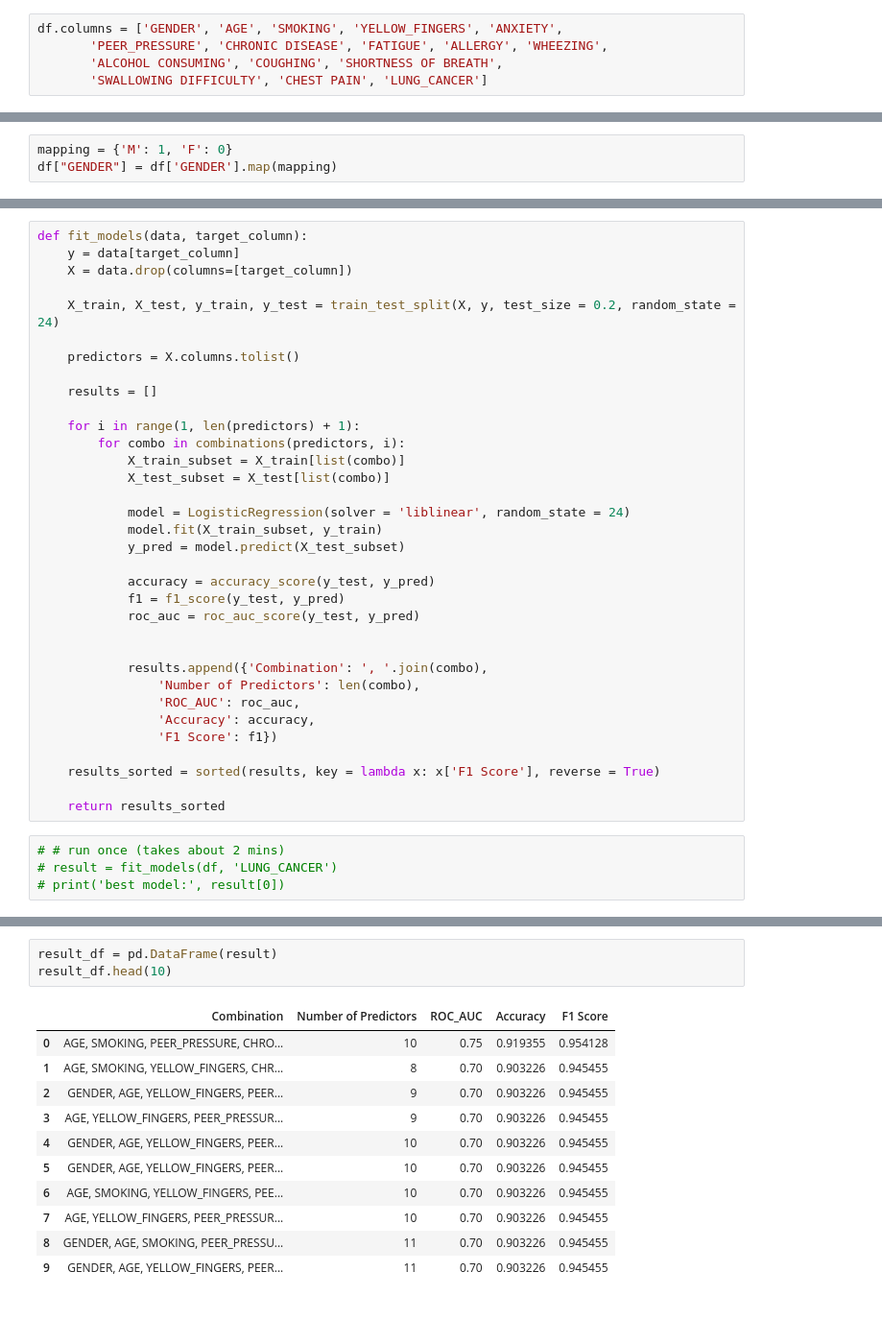
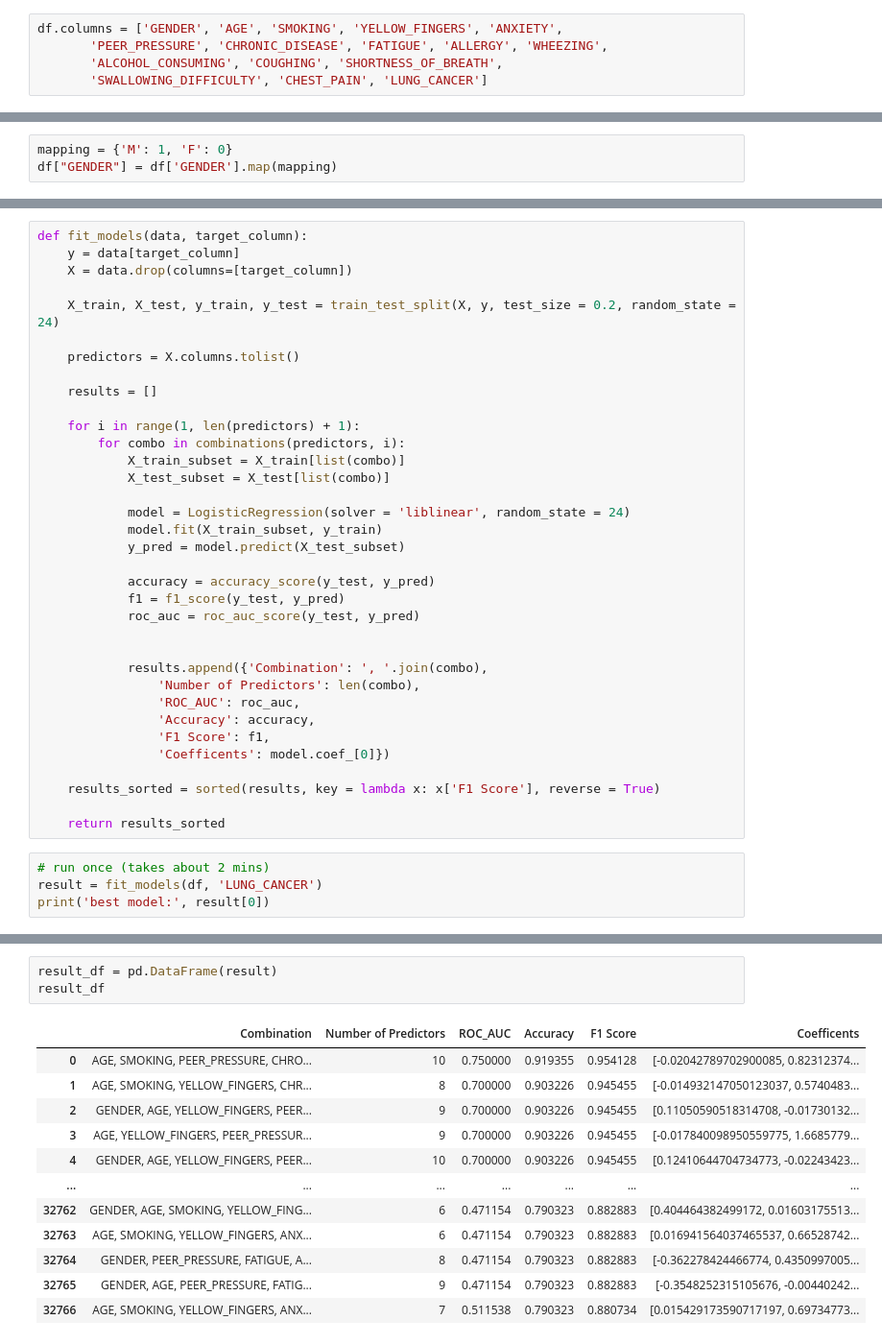
Before and after one commit to AbdullahBera/lung-cancer-prediction, a Jupyter notebook: final_project.ipynb, the cells around one changed output, grey strips where cells are left out. Shown: that part at 96% size. Drawn from its saved outputs; the diff is of its cells as text; blank space fills up the shorter version.

```diff
--- a/final_project.ipynb
+++ b/final_project.ipynb
@@ -57,9 +58,9 @@ LUNG_CANCER              0
 dtype: int64
 # %%
 df.columns = ['GENDER', 'AGE', 'SMOKING', 'YELLOW_FINGERS', 'ANXIETY',
-       'PEER_PRESSURE', 'CHRONIC DISEASE', 'FATIGUE', 'ALLERGY', 'WHEEZING',
-       'ALCOHOL CONSUMING', 'COUGHING', 'SHORTNESS OF BREATH',
-       'SWALLOWING DIFFICULTY', 'CHEST PAIN', 'LUNG_CANCER']
+       'PEER_PRESSURE', 'CHRONIC_DISEASE', 'FATIGUE', 'ALLERGY', 'WHEEZING',
+       'ALCOHOL_CONSUMING', 'COUGHING', 'SHORTNESS_OF_BREATH',
+       'SWALLOWING_DIFFICULTY', 'CHEST_PAIN', 'LUNG_CANCER']
 # %%
 df = df.replace({1: 0, 2: 1})
 # %%
@@ -125,13 +126,14 @@ def fit_models(data, target_column):
                 'Number of Predictors': len(combo),
                 'ROC_AUC': roc_auc,
                 'Accuracy': accuracy,
-                'F1 Score': f1})
+                'F1 Score': f1,
+                'Coefficents': model.coef_[0]})
 
     results_sorted = sorted(results, key = lambda x: x['F1 Score'], reverse = True)
 
     return results_sorted
 # %%
-# # run once (takes about 2 mins)
-# result = fit_models(df, 'LUNG_CANCER')
-# print('best model:', result[0])
+# run once (takes about 2 mins)
+result = fit_models(df, 'LUNG_CANCER')
+print('best model:', result[0])
 # %% [output]
@@ -139,15 +142,16 @@ best model: {'Combination': 'AGE, SMOKING, PEER_PRESSURE, CHRONIC DISEASE, FATIG
 # %%
 result_df = pd.DataFrame(result)
-result_df.head(10)
+result_df
 # %% [output]
-|  | Combination | Number of Predictors | ROC_AUC | Accuracy | F1 Score |
-| 0 | AGE, SMOKING, PEER_PRESSURE, CHRO... | 10 | 0.75 | 0.919355 | 0.954128 |
-| 1 | AGE, SMOKING, YELLOW_FINGERS, CHR... | 8 | 0.70 | 0.903226 | 0.945455 |
-| 2 | GENDER, AGE, YELLOW_FINGERS, PEER... | 9 | 0.70 | 0.903226 | 0.945455 |
-| 3 | AGE, YELLOW_FINGERS, PEER_PRESSUR... | 9 | 0.70 | 0.903226 | 0.945455 |
-| 4 | GENDER, AGE, YELLOW_FINGERS, PEER... | 10 | 0.70 | 0.903226 | 0.945455 |
-| 5 | GENDER, AGE, YELLOW_FINGERS, PEER... | 10 | 0.70 | 0.903226 | 0.945455 |
-| 6 | AGE, SMOKING, YELLOW_FINGERS, PEE... | 10 | 0.70 | 0.903226 | 0.945455 |
-| 7 | AGE, YELLOW_FINGERS, PEER_PRESSUR... | 10 | 0.70 | 0.903226 | 0.945455 |
-| 8 | GENDER, AGE, SMOKING, PEER_PRESSU... | 11 | 0.70 | 0.903226 | 0.945455 |
-| 9 | GENDER, AGE, YELLOW_FINGERS, PEER... | 11 | 0.70 | 0.903226 | 0.945455 |
+|  | Combination | Number of Predictors | ROC_AUC | Accuracy | F1 Score | Coefficents |
+| 0 | AGE, SMOKING, PEER_PRESSURE, CHRO... | 10 | 0.750000 | 0.919355 | 0.954128 | [-0.02042789702900085, 0.82312374... |
+| 1 | AGE, SMOKING, YELLOW_FINGERS, CHR... | 8 | 0.700000 | 0.903226 | 0.945455 | [-0.014932147050123037, 0.5740483... |
+| 2 | GENDER, AGE, YELLOW_FINGERS, PEER... | 9 | 0.700000 | 0.903226 | 0.945455 | [0.11050590518314708, -0.01730132... |
+| 3 | AGE, YELLOW_FINGERS, PEER_PRESSUR... | 9 | 0.700000 | 0.903226 | 0.945455 | [-0.017840098950559775, 1.6685779... |
+| 4 | GENDER, AGE, YELLOW_FINGERS, PEER... | 10 | 0.700000 | 0.903226 | 0.945455 | [0.12410644704734773, -0.02243423... |
+| ... | ... | ... | ... | ... | ... | ... |
+| 32762 | GENDER, AGE, SMOKING, YELLOW_FING... | 6 | 0.471154 | 0.790323 | 0.882883 | [0.404464382499172, 0.01603175513... |
+| 32763 | AGE, SMOKING, YELLOW_FINGERS, ANX... | 6 | 0.471154 | 0.790323 | 0.882883 | [0.016941564037465537, 0.66528742... |
+| 32764 | GENDER, PEER_PRESSURE, FATIGUE, A... | 8 | 0.471154 | 0.790323 | 0.882883 | [-0.362278424466774, 0.4350997005... |
+| 32765 | GENDER, AGE, PEER_PRESSURE, FATIG... | 9 | 0.471154 | 0.790323 | 0.882883 | [-0.3548252315105676, -0.00440242... |
+| 32766 | AGE, SMOKING, YELLOW_FINGERS, ANX... | 7 | 0.511538 | 0.790323 | 0.880734 | [0.015429173590717197, 0.69734773... |
```
Also changed, not shown: parts of 13 cells of this notebook.
